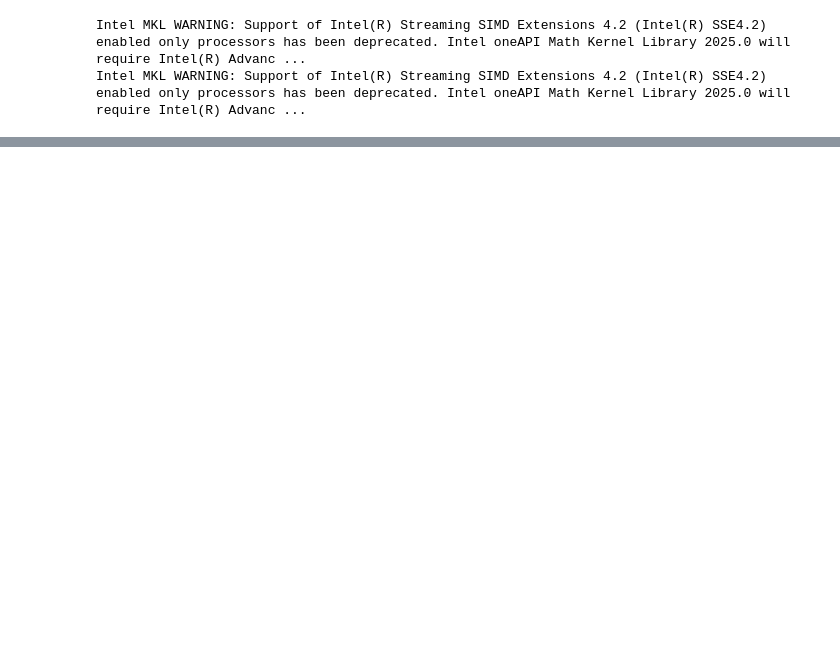
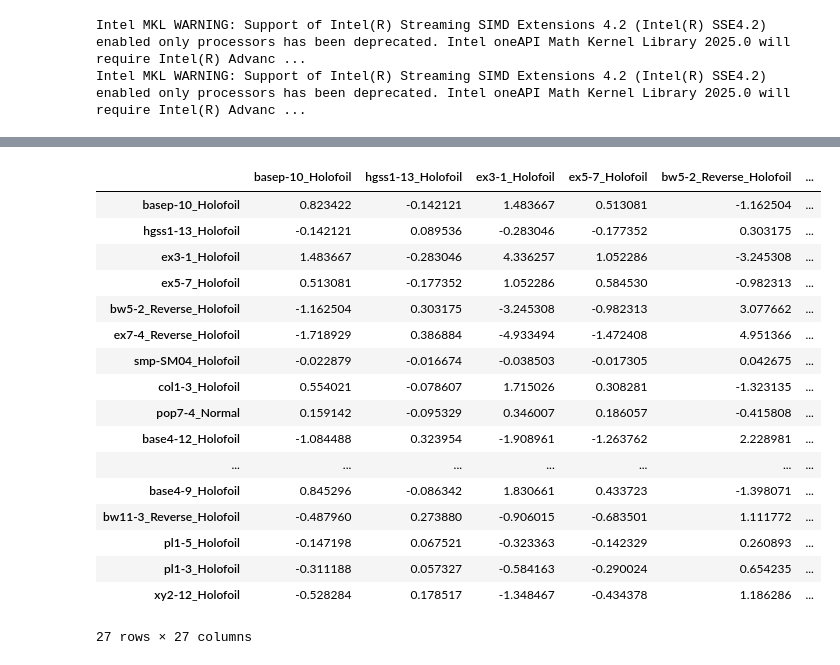
Before and after one commit to nayelsdk/Quantitative_Portfolio_Pokemon_Card, a Jupyter notebook: markowitz.ipynb, the cells around one changed output, grey strips where cells are left out. Cells and saved outputs as stored; diff of their text form; code cells hidden in the pictures; blank space fills up the shorter version.

```diff
--- a/markowitz.ipynb
+++ b/markowitz.ipynb
@@ -64,2 +10,2 @@ def get_file_paths(directory):
 # %%
-path=get_file_paths("test_prices")
+path='test_prices'
@@ -221,0 +33,3 @@ prices
+# %%
+calculate_covariance_matrix(path)
+# %% [output]
@@ -221,0 +37,18 @@ prices
+|  | basep-10_Holofoil | hgss1-13_Holofoil | ex3-1_Holofoil | ex5-7_Holofoil | bw5-2_Reverse_Holofoil | ... |
+| basep-10_Holofoil | 0.823422 | -0.142121 | 1.483667 | 0.513081 | -1.162504 | ... |
+| hgss1-13_Holofoil | -0.142121 | 0.089536 | -0.283046 | -0.177352 | 0.303175 | ... |
+| ex3-1_Holofoil | 1.483667 | -0.283046 | 4.336257 | 1.052286 | -3.245308 | ... |
+| ex5-7_Holofoil | 0.513081 | -0.177352 | 1.052286 | 0.584530 | -0.982313 | ... |
+| bw5-2_Reverse_Holofoil | -1.162504 | 0.303175 | -3.245308 | -0.982313 | 3.077662 | ... |
+| ex7-4_Reverse_Holofoil | -1.718929 | 0.386884 | -4.933494 | -1.472408 | 4.951366 | ... |
+| smp-SM04_Holofoil | -0.022879 | -0.016674 | -0.038503 | -0.017305 | 0.042675 | ... |
+| col1-3_Holofoil | 0.554021 | -0.078607 | 1.715026 | 0.308281 | -1.323135 | ... |
+| pop7-4_Normal | 0.159142 | -0.095329 | 0.346007 | 0.186057 | -0.415808 | ... |
+| base4-12_Holofoil | -1.084488 | 0.323954 | -1.908961 | -1.263762 | 2.228981 | ... |
+| ... | ... | ... | ... | ... | ... | ... |
+| base4-9_Holofoil | 0.845296 | -0.086342 | 1.830661 | 0.433723 | -1.398071 | ... |
+| bw11-3_Reverse_Holofoil | -0.487960 | 0.273880 | -0.906015 | -0.683501 | 1.111772 | ... |
+| pl1-5_Holofoil | -0.147198 | 0.067521 | -0.323363 | -0.142329 | 0.260893 | ... |
+| pl1-3_Holofoil | -0.311188 | 0.057327 | -0.584163 | -0.290024 | 0.654235 | ... |
+| xy2-12_Holofoil | -0.528284 | 0.178517 | -1.348467 | -0.434378 | 1.186286 | ... |
+27 rows × 27 columns
```
Also changed, not shown: parts of 31 cells of this notebook, 1 other file.
